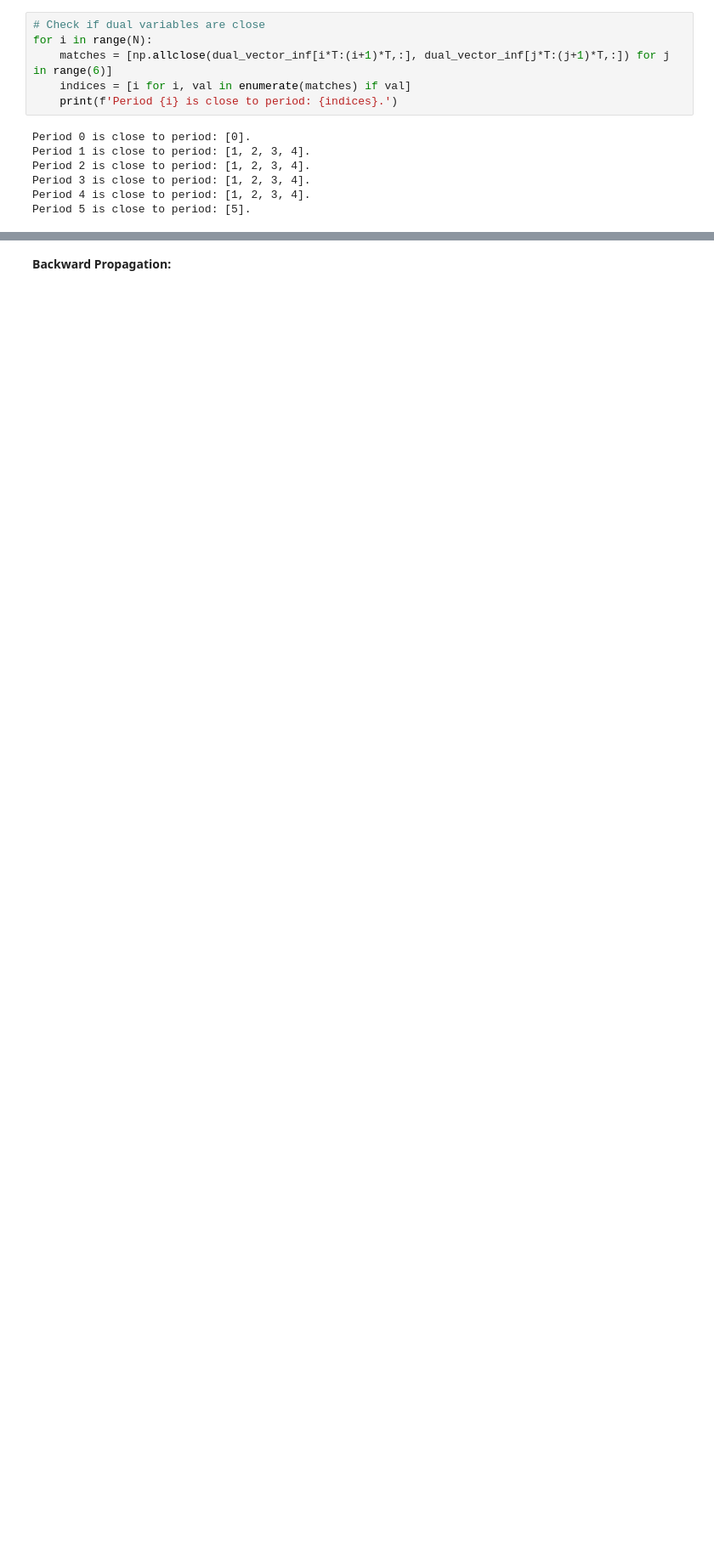
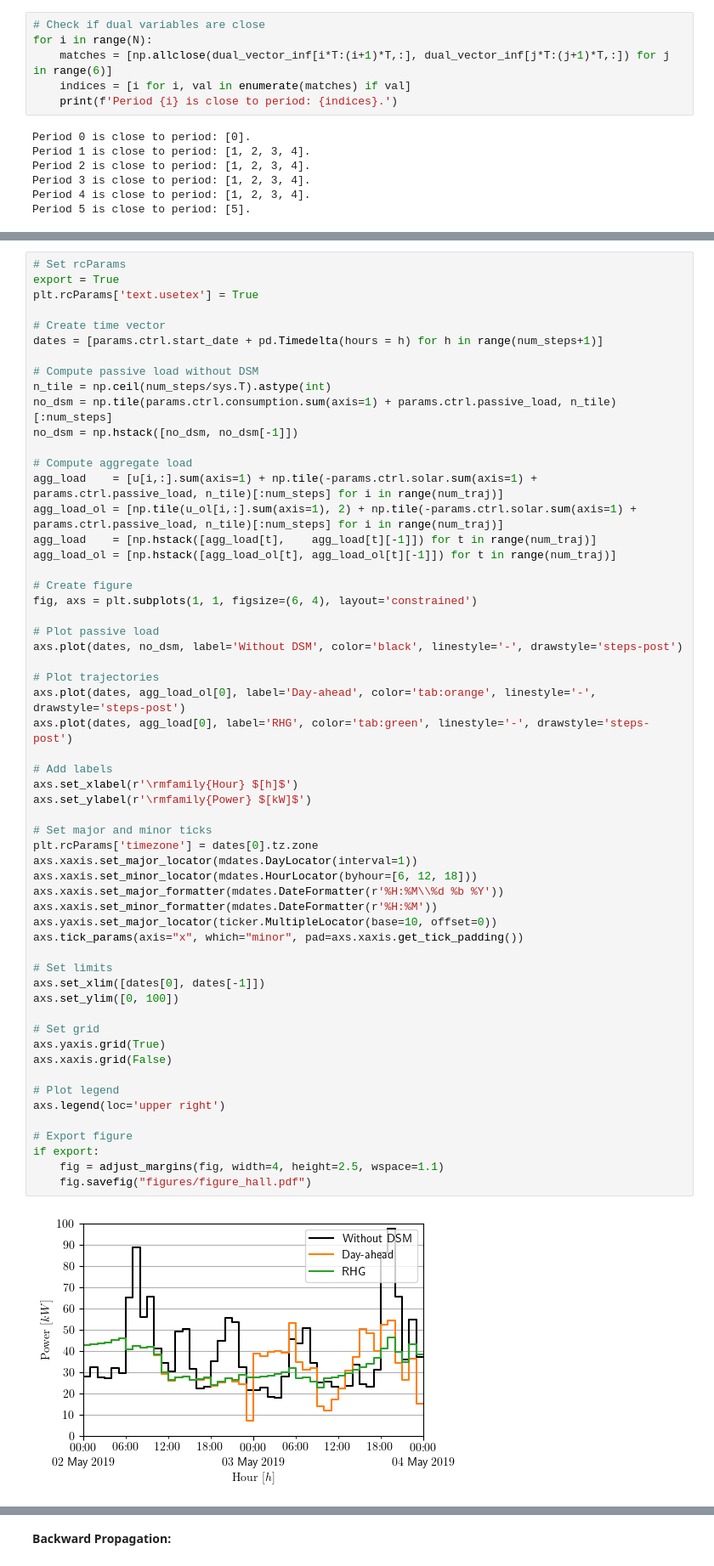
Before and after one commit to Gedlex/time-varying-RHGs, a Jupyter notebook: empc_DSMPC.ipynb, the cells around one changed output, grey strips where cells are left out. Shown at 85% size. Drawn from its saved outputs; the diff is of its cells as text; blank space fills up the shorter version.

```diff
--- a/empc_DSMPC.ipynb
+++ b/empc_DSMPC.ipynb
@@ -286,0 +299,59 @@ clear_output(wait=True)
+# %%
+# Set rcParams
+export = True
+plt.rcParams['text.usetex'] = True
+
+# Create time vector
+dates = [params.ctrl.start_date + pd.Timedelta(hours = h) for h in range(num_steps+1)]
+
+# Compute passive load without DSM
+n_tile = np.ceil(num_steps/sys.T).astype(int)
+no_dsm = np.tile(params.ctrl.consumption.sum(axis=1) + params.ctrl.passive_load, n_tile)[:num_steps]
+no_dsm = np.hstack([no_dsm, no_dsm[-1]])
+
+# Compute aggregate load
+agg_load    = [u[i,:].sum(axis=1) + np.tile(-params.ctrl.solar.sum(axis=1) + params.ctrl.passive_load, n_tile)[:num_steps] for i in range(num_traj)]
+agg_load_ol = [np.tile(u_ol[i,:].sum(axis=1), 2) + np.tile(-params.ctrl.solar.sum(axis=1) + params.ctrl.passive_load, n_tile)[:num_steps] for i in range(num_traj)]
+agg_load    = [np.hstack([agg_load[t],    agg_load[t][-1]]) for t in range(num_traj)]
+agg_load_ol = [np.hstack([agg_load_ol[t], agg_load_ol[t][-1]]) for t in range(num_traj)]
+
+# Create figure
+fig, axs = plt.subplots(1, 1, figsize=(6, 4), layout='constrained')
+
+# Plot passive load
+axs.plot(dates, no_dsm, label='Without DSM', color='black', linestyle='-', drawstyle='steps-post')
+
+# Plot trajectories
+axs.plot(dates, agg_load_ol[0], label='Day-ahead', color='tab:orange', linestyle='-', drawstyle='steps-post')
+axs.plot(dates, agg_load[0], label='RHG', color='tab:green', linestyle='-', drawstyle='steps-post')
+
+# Add labels
+axs.set_xlabel(r'\rmfamily{Hour} $[h]$')
+axs.set_ylabel(r'\rmfamily{Power} $[kW]$')
+
+# Set major and minor ticks
+plt.rcParams['timezone'] = dates[0].tz.zone
+axs.xaxis.set_major_locator(mdates.DayLocator(interval=1))
+axs.xaxis.set_minor_locator(mdates.HourLocator(byhour=[6, 12, 18]))
+axs.xaxis.set_major_formatter(mdates.DateFormatter(r'%H:%M\\%d %b %Y'))
+axs.xaxis.set_minor_formatter(mdates.DateFormatter(r'%H:%M'))
+axs.yaxis.set_major_locator(ticker.MultipleLocator(base=10, offset=0))
+axs.tick_params(axis="x", which="minor", pad=axs.xaxis.get_tick_padding())
+
+# Set limits
+axs.set_xlim([dates[0], dates[-1]])
+axs.set_ylim([0, 100])
+
+# Set grid
+axs.yaxis.grid(True)
+axs.xaxis.grid(False)
+
+# Plot legend
+axs.legend(loc='upper right')
+
+# Export figure
+if export:
+    fig = adjust_margins(fig, width=4, height=2.5, wspace=1.1)
+    fig.savefig("figures/figure_hall.pdf")
+# %% [output]
+[figure, added]
```
Also changed, not shown: parts of 51 cells of this notebook, 14 other files.
